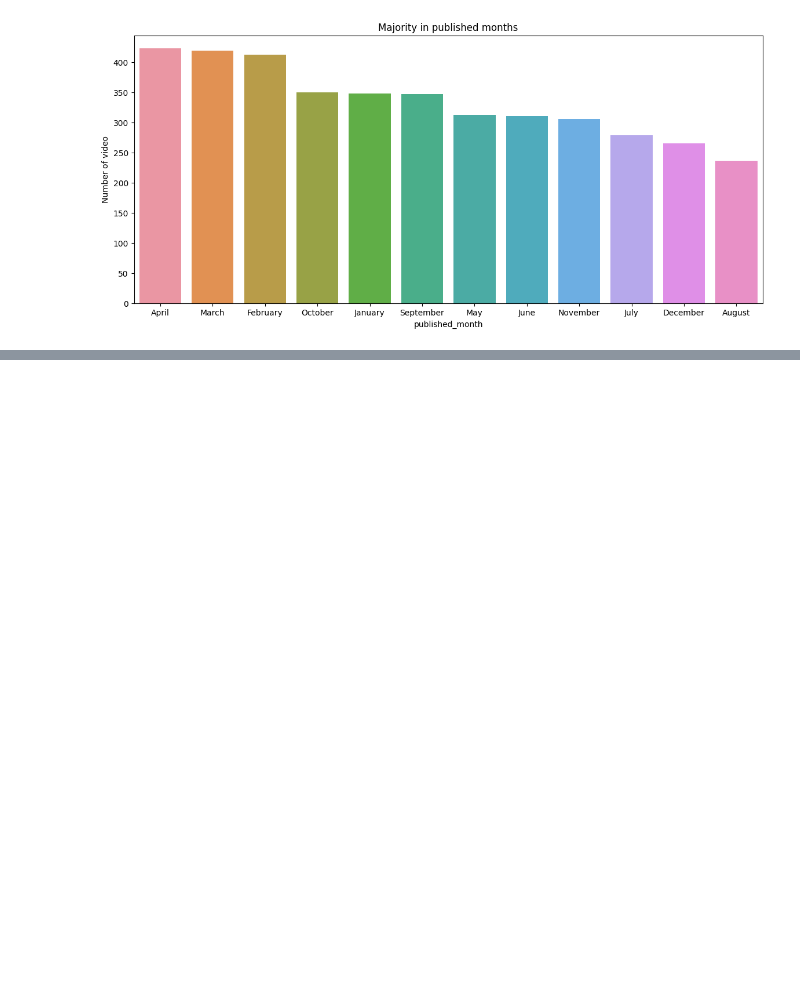
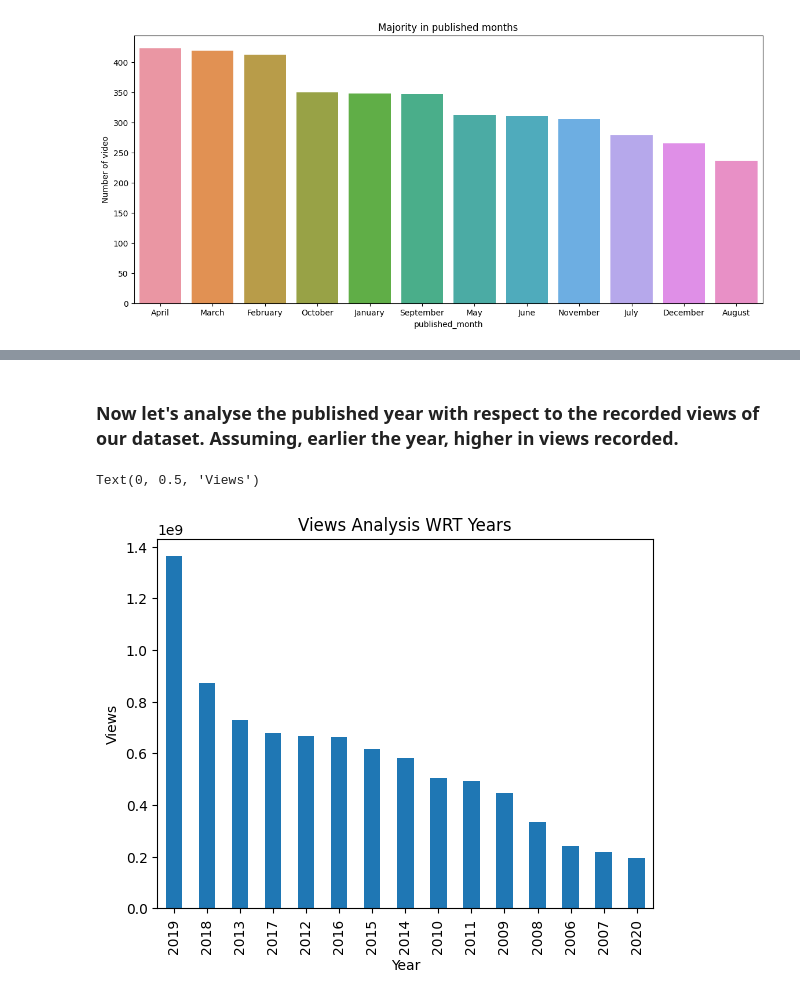
Before and after one commit to Mohamed-Harish-M-123/Capstone-Project-II, a Jupyter notebook: TED_Talks_views_prediction.ipynb, the cells around one changed output, grey strips where cells are left out. Cells and saved outputs as stored; diff of their text form; code cells hidden in the pictures; blank space fills up the shorter version.

```diff
--- a/TED_Talks_views_prediction.ipynb
+++ b/TED_Talks_views_prediction.ipynb
@@ -244,0 +261,13 @@ Text(0, 0.5, 'Number of video')
+# %% [markdown]
+### Now let's analyse the published year with respect to the recorded views of our dataset. Assuming, earlier the year, higher in views recorded.
+# %%
+yearly_views = ted_talks_dataframe.groupby('published_year')['views'].sum()
+yearly_views = yearly_views.sort_values(ascending=False)
+
+yearly_views.plot(kind='bar')
+plt.title("Views Analysis WRT Years")
+plt.xlabel("Year")
+plt.ylabel("Views")
+# %% [output]
+Text(0, 0.5, 'Views')
+[figure, added]
```
Also changed, not shown: parts of 4 cells of this notebook.
